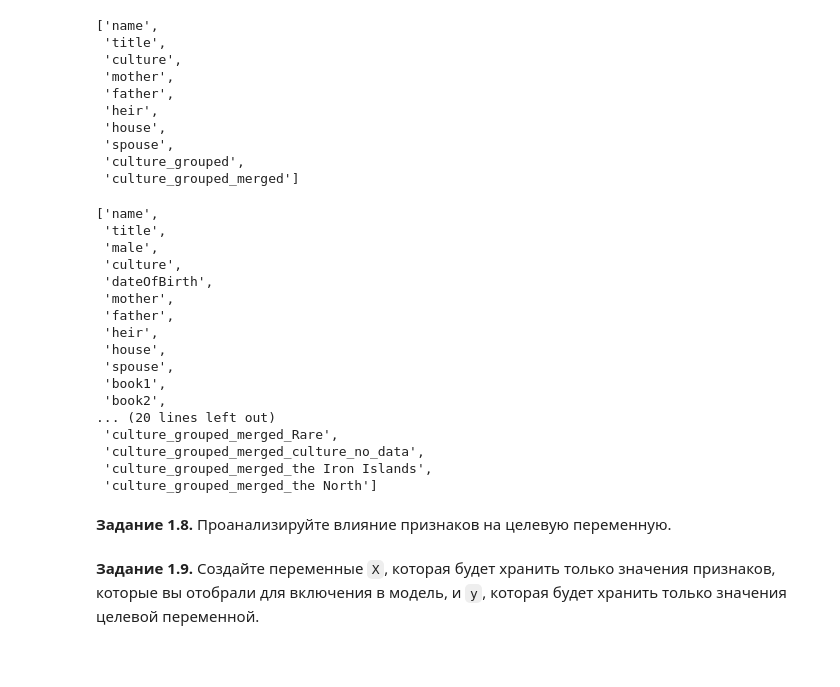
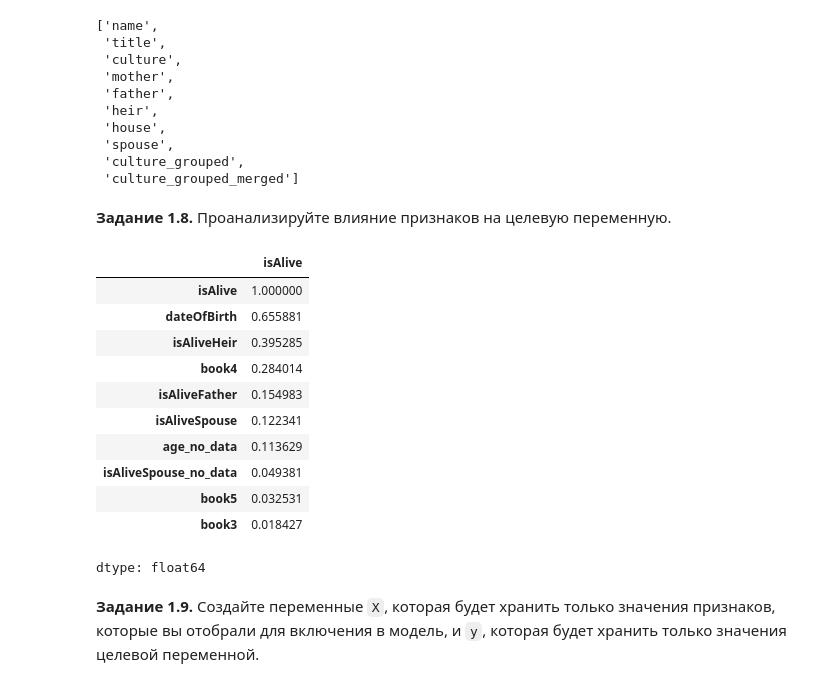
Before and after one commit to canadianseaweed/Colab_shit, a Jupyter notebook: week_01_ml_intro/Homework/hw_1_game_of_thrones.ipynb, the cells around one changed output. Drawn from its saved outputs; the diff is of its cells as text; code cells hidden in the pictures; blank space fills up the shorter version.

```diff
--- a/week_01_ml_intro/Homework/hw_1_game_of_thrones.ipynb
+++ b/week_01_ml_intro/Homework/hw_1_game_of_thrones.ipynb
@@ -546,25 +512,5 @@ data.select_dtypes(include=['object']).columns.tolist()
 def apply_ohe(data, categorical_columns):
   data_encoded = pd.get_dummies(data, columns=categorical_columns, prefix_sep='_', dtype=int)
   return data_encoded
-
-apply_ohe(data, ['culture_grouped_merged']).columns.to_list()
-# %% [output]
-['name',
- 'title',
- 'male',
- 'culture',
- 'dateOfBirth',
- 'mother',
- 'father',
- 'heir',
- 'house',
- 'spouse',
- 'book1',
- 'book2',
-... (20 lines left out)
- 'culture_grouped_merged_Rare',
- 'culture_grouped_merged_culture_no_data',
- 'culture_grouped_merged_the Iron Islands',
- 'culture_grouped_merged_the North']
 # %% [markdown]
 **Задание 1.8.** Проанализируйте влияние признаков на целевую переменную.
@@ -573,2 +517,18 @@ apply_ohe(data, ['culture_grouped_merged']).columns.to_list()
+# %%
+numerical_corr = data.select_dtypes(include='number').corr()['isAlive'].sort_values(ascending=False)
+numerical_corr.head(10)
+# %% [output]
+|  | isAlive |
+| isAlive | 1.000000 |
+| dateOfBirth | 0.655881 |
+| isAliveHeir | 0.395285 |
+| book4 | 0.284014 |
+| isAliveFather | 0.154983 |
+| isAliveSpouse | 0.122341 |
+| age_no_data | 0.113629 |
+| isAliveSpouse_no_data | 0.049381 |
+| book5 | 0.032531 |
+| book3 | 0.018427 |
+dtype: float64
 # %% [markdown]
 **Задание 1.9.** Создайте переменные `X`, которая будет хранить только значения признаков, которые вы отобрали для включения в модель, и `y`, которая будет хранить только значения целевой переменной.
```
Also changed, not shown: parts of 16 cells of this notebook.
